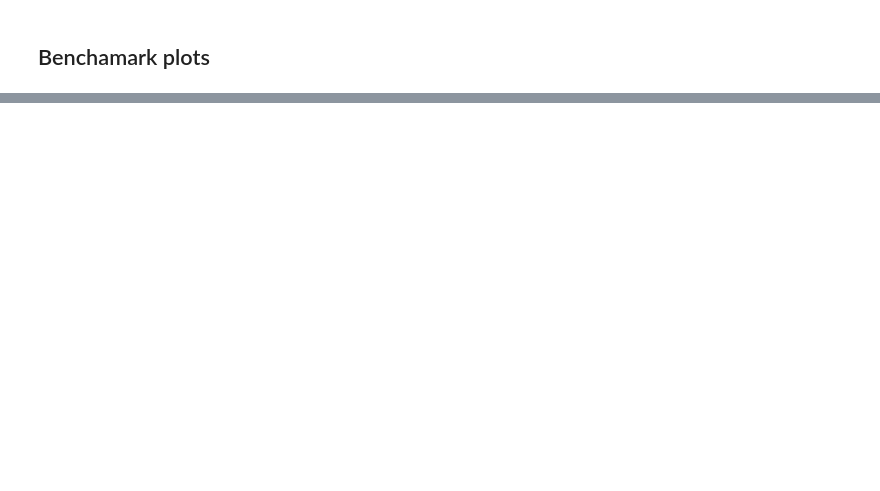
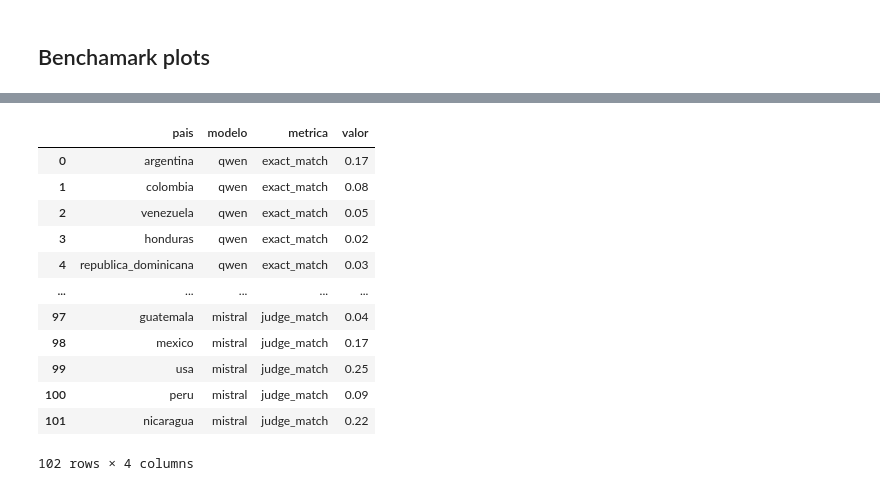
Before and after one commit to JuanHernandez-uc/Proyecto-IA-Gen, a Jupyter notebook: Analisis de datos/analisis_QA.ipynb, the cells around one changed output, grey strips where cells are left out. Cells and saved outputs as stored; diff of their text form; code cells hidden in the pictures; blank space fills up the shorter version.

```diff
--- a/Analisis de datos/analisis_QA.ipynb
+++ b/Analisis de datos/analisis_QA.ipynb
@@ -220,0 +231,16 @@ qwen_por_pais['chile'].head(1)
+# %%
+df_long
+# %% [output]
+|  | pais | modelo | metrica | valor |
+| 0 | argentina | qwen | exact_match | 0.17 |
+| 1 | colombia | qwen | exact_match | 0.08 |
+| 2 | venezuela | qwen | exact_match | 0.05 |
+| 3 | honduras | qwen | exact_match | 0.02 |
+| 4 | republica_dominicana | qwen | exact_match | 0.03 |
+| ... | ... | ... | ... | ... |
+| 97 | guatemala | mistral | judge_match | 0.04 |
+| 98 | mexico | mistral | judge_match | 0.17 |
+| 99 | usa | mistral | judge_match | 0.25 |
+| 100 | peru | mistral | judge_match | 0.09 |
+| 101 | nicaragua | mistral | judge_match | 0.22 |
+102 rows × 4 columns
```
Also changed, not shown: parts of 9 cells of this notebook.
